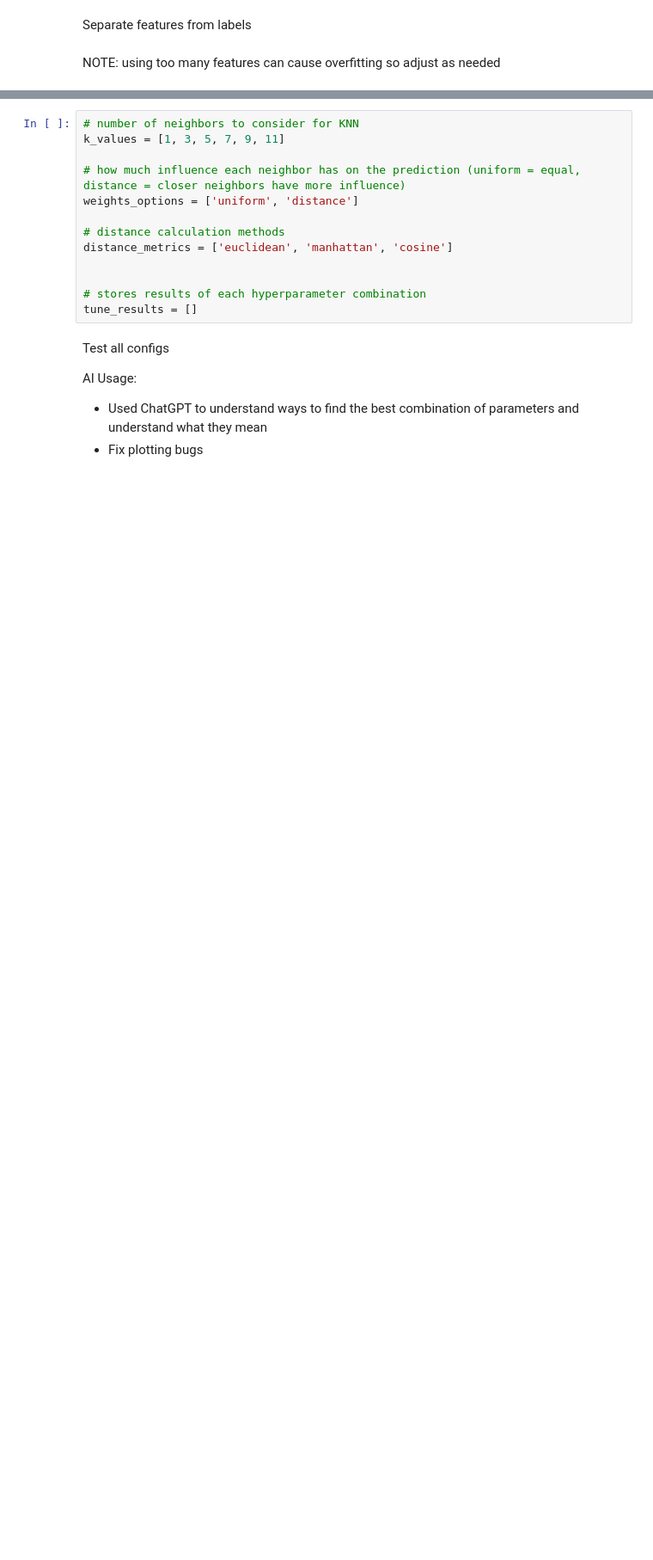
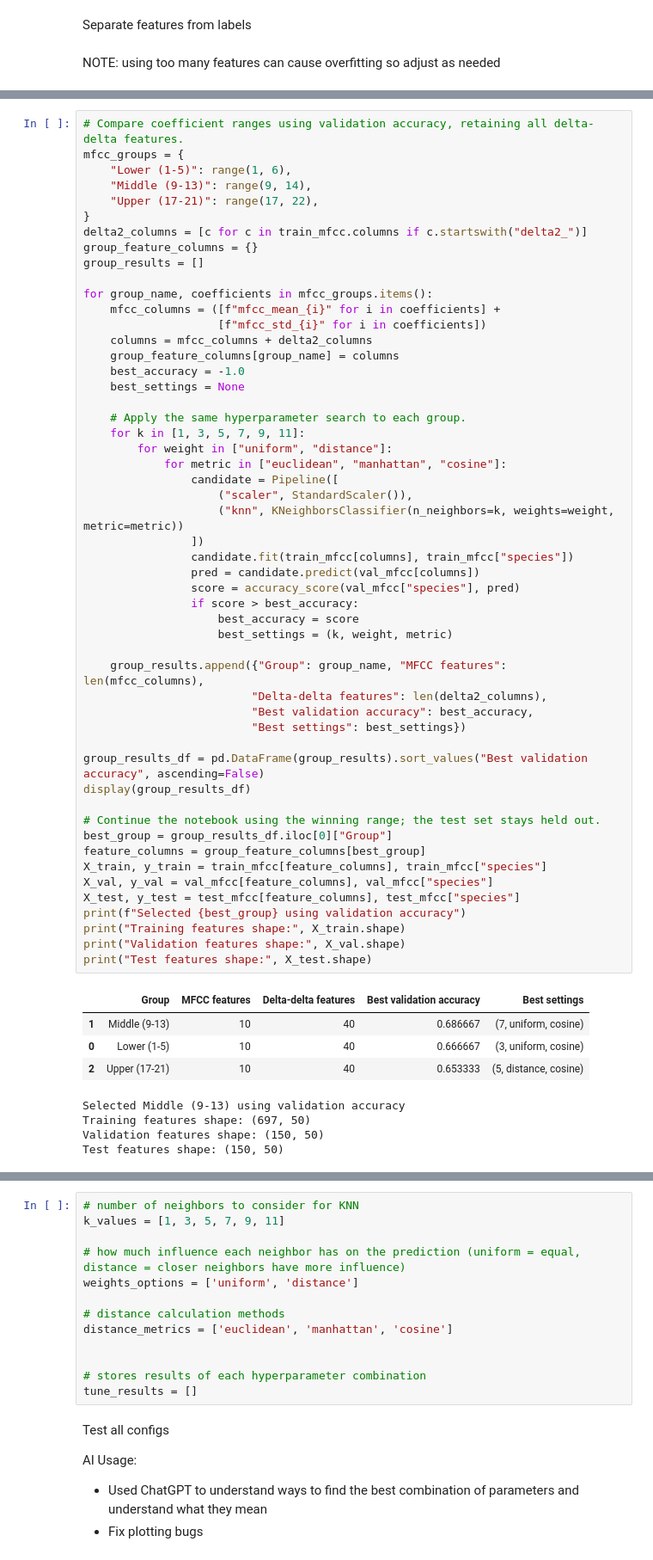
Before and after one commit to Fenera/Bird-Call-Classification-Project, a Jupyter notebook: BirdDataPreparation.ipynb, the cells around one changed output, grey strips where cells are left out. Shown at 86% size. Cells and saved outputs as stored; diff of their text form; blank space fills up the shorter version.

```diff
--- a/BirdDataPreparation.ipynb
+++ b/BirdDataPreparation.ipynb
@@ -905,3 +727,64 @@ Test features shape: (150, 168)
+# %%
+# Compare coefficient ranges using validation accuracy, retaining all delta-delta features.
+mfcc_groups = {
+    "Lower (1-5)": range(1, 6),
+    "Middle (9-13)": range(9, 14),
+    "Upper (17-21)": range(17, 22),
+}
+delta2_columns = [c for c in train_mfcc.columns if c.startswith("delta2_")]
+group_feature_columns = {}
+group_results = []
+
+for group_name, coefficients in mfcc_groups.items():
+    mfcc_columns = ([f"mfcc_mean_{i}" for i in coefficients] +
+                    [f"mfcc_std_{i}" for i in coefficients])
+    columns = mfcc_columns + delta2_columns
+    group_feature_columns[group_name] = columns
+    best_accuracy = -1.0
+    best_settings = None
+
+    # Apply the same hyperparameter search to each group.
+    for k in [1, 3, 5, 7, 9, 11]:
+        for weight in ["uniform", "distance"]:
+            for metric in ["euclidean", "manhattan", "cosine"]:
+                candidate = Pipeline([
+                    ("scaler", StandardScaler()),
+                    ("knn", KNeighborsClassifier(n_neighbors=k, weights=weight, metric=metric))
+                ])
+                candidate.fit(train_mfcc[columns], train_mfcc["species"])
+                pred = candidate.predict(val_mfcc[columns])
+                score = accuracy_score(val_mfcc["species"], pred)
+                if score > best_accuracy:
+                    best_accuracy = score
+                    best_settings = (k, weight, metric)
+
+    group_results.append({"Group": group_name, "MFCC features": len(mfcc_columns),
+                         "Delta-delta features": len(delta2_columns),
+                         "Best validation accuracy": best_accuracy,
+                         "Best settings": best_settings})
+
+group_results_df = pd.DataFrame(group_results).sort_values("Best validation accuracy", ascending=False)
+display(group_results_df)
+
+# Continue the notebook using the winning range; the test set stays held out.
+best_group = group_results_df.iloc[0]["Group"]
+feature_columns = group_feature_columns[best_group]
+X_train, y_train = train_mfcc[feature_columns], train_mfcc["species"]
+X_val, y_val = val_mfcc[feature_columns], val_mfcc["species"]
+X_test, y_test = test_mfcc[feature_columns], test_mfcc["species"]
+print(f"Selected {best_group} using validation accuracy")
+print("Training features shape:", X_train.shape)
+print("Validation features shape:", X_val.shape)
+print("Test features shape:", X_test.shape)
+# %% [output]
+|  | Group | MFCC features | Delta-delta features | Best validation accuracy | Best settings |
+| 1 | Middle (9-13) | 10 | 40 | 0.686667 | (7, uniform, cosine) |
+| 0 | Lower (1-5) | 10 | 40 | 0.666667 | (3, uniform, cosine) |
+| 2 | Upper (17-21) | 10 | 40 | 0.653333 | (5, distance, cosine) |
+Selected Middle (9-13) using validation accuracy
+Training features shape: (697, 50)
+Validation features shape: (150, 50)
+Test features shape: (150, 50)
 # %%
 print(X_train.columns.tolist()) # 120 columns
 # %% [output]
```
Also changed, not shown: parts of 21 cells of this notebook.
